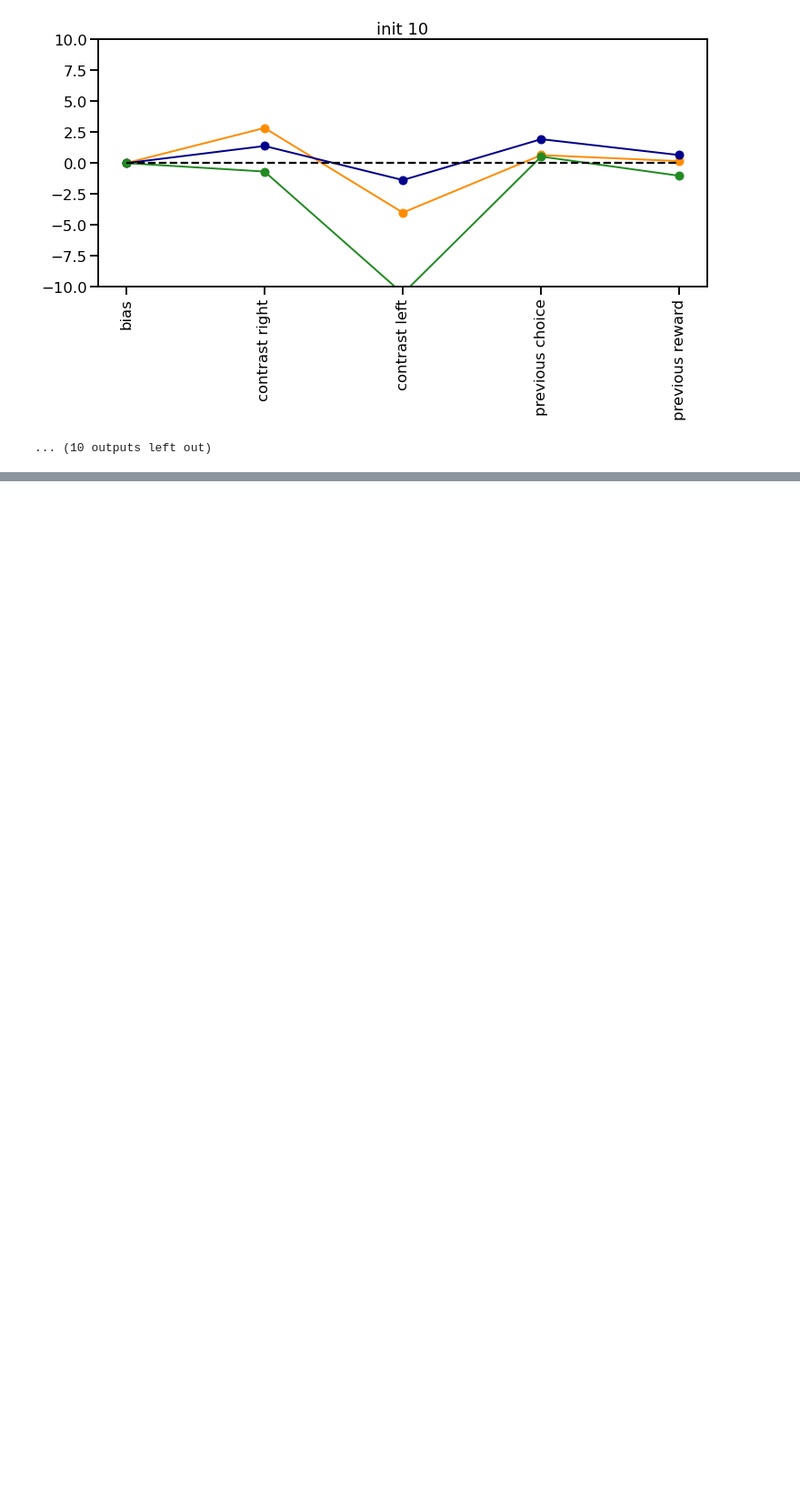
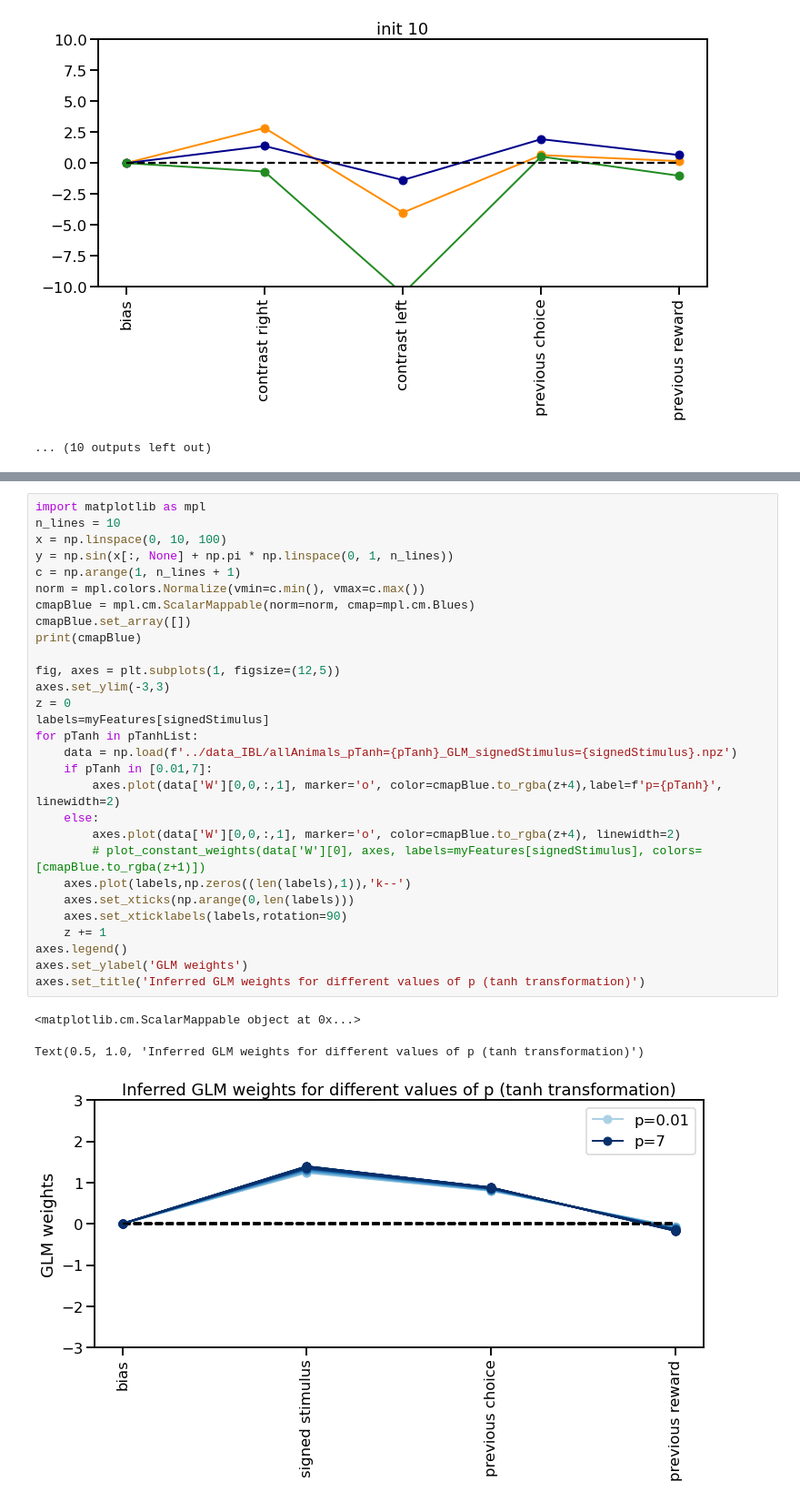
Before and after one commit to lenca56/dynamic_glmhmm, a Jupyter notebook: code/IBL_Fitting_and_Analysis.ipynb, the cells around one changed output, grey strips where cells are left out. Shown at 91% size. Saved outputs shown, nothing was run; the diff lists cells and outputs as text; blank space fills up the shorter version.

```diff
--- a/code/IBL_Fitting_and_Analysis.ipynb
+++ b/code/IBL_Fitting_and_Analysis.ipynb
@@ -431,0 +467,33 @@ for K in [3]: #[1,2,3]:#,2,3]:#,4,5]:
+# %%
+import matplotlib as mpl
+n_lines = 10
+x = np.linspace(0, 10, 100)
+y = np.sin(x[:, None] + np.pi * np.linspace(0, 1, n_lines))
+c = np.arange(1, n_lines + 1)
+norm = mpl.colors.Normalize(vmin=c.min(), vmax=c.max())
+cmapBlue = mpl.cm.ScalarMappable(norm=norm, cmap=mpl.cm.Blues)
+cmapBlue.set_array([])
+print(cmapBlue)
+
+fig, axes = plt.subplots(1, figsize=(12,5))
+axes.set_ylim(-3,3)
+z = 0
+labels=myFeatures[signedStimulus]
+for pTanh in pTanhList:
+    data = np.load(f'../data_IBL/allAnimals_pTanh={pTanh}_GLM_signedStimulus={signedStimulus}.npz')
+    if pTanh in [0.01,7]:
+        axes.plot(data['W'][0,0,:,1], marker='o', color=cmapBlue.to_rgba(z+4),label=f'p={pTanh}', linewidth=2)
+    else:
+        axes.plot(data['W'][0,0,:,1], marker='o', color=cmapBlue.to_rgba(z+4), linewidth=2)
+        # plot_constant_weights(data['W'][0], axes, labels=myFeatures[signedStimulus], colors=[cmapBlue.to_rgba(z+1)])
+    axes.plot(labels,np.zeros((len(labels),1)),'k--')
+    axes.set_xticks(np.arange(0,len(labels)))
+    axes.set_xticklabels(labels,rotation=90)
+    z += 1
+axes.legend()
+axes.set_ylabel('GLM weights')
+axes.set_title('Inferred GLM weights for different values of p (tanh transformation)')
+# %% [output]
+<matplotlib.cm.ScalarMappable object at 0x...>
+Text(0.5, 1.0, 'Inferred GLM weights for different values of p (tanh transformation)')
+[figure, added]
```
Also changed, not shown: parts of 5 cells of this notebook, 2 other files.
